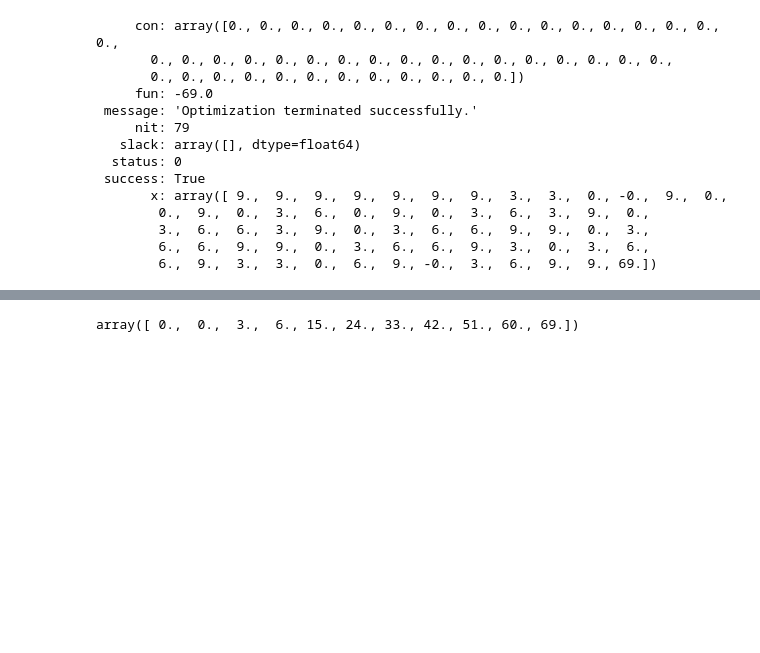
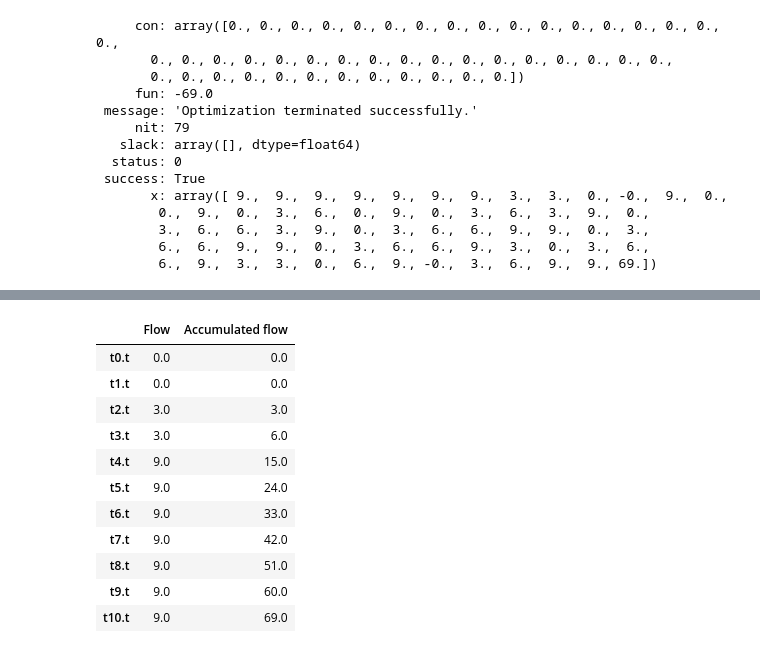
Before and after one commit to OS11-UTN/ex07-08-dynamic-networks-and-transshipment-diegopdurante, a Jupyter notebook: ex07-08/U2Ex07-Maximum-flow.ipynb, the cells around one changed output, grey strips where cells are left out. Drawn from its saved outputs; the diff is of its cells as text; code cells hidden in the pictures; blank space fills up the shorter version.

```diff
--- a/ex07-08/U2Ex07-Maximum-flow.ipynb
+++ b/ex07-08/U2Ex07-Maximum-flow.ipynb
@@ -233,0 +228,2 @@ df_adic['Flujos'].transpose()[interesting_columns].sum()
+# %%
+df_results = pd.DataFrame(df_adic['Flow'][interesting_columns])
@@ -238,10 +238,23 @@ acum = np.zeros(flow.shape)
 # %%
 for i in range(1, acum.shape[0]):
     acum[i] = acum[i-1]+flow[i]
-# %%
-acum
-# %% [output]
-array([ 0.,  0.,  3.,  6., 15., 24., 33., 42., 51., 60., 69.])
+# %%
+df_results['Accumulated flow'] = acum
+# %%
+df_results
+# %% [output]
+|  | Flow | Accumulated flow |
+| t0.t | 0.0 | 0.0 |
+| t1.t | 0.0 | 0.0 |
+| t2.t | 3.0 | 3.0 |
+| t3.t | 3.0 | 6.0 |
+| t4.t | 9.0 | 15.0 |
+| t5.t | 9.0 | 24.0 |
+| t6.t | 9.0 | 33.0 |
+| t7.t | 9.0 | 42.0 |
+| t8.t | 9.0 | 51.0 |
+| t9.t | 9.0 | 60.0 |
+| t10.t | 9.0 | 69.0 |
 # %%
 plt.plot(np.arange(max_steps+1), flow, 'o')
 plt.plot(np.arange(max_steps+1), acum, 'o')
```
Also changed, not shown: parts of 26 cells of this notebook, 4 other files.
